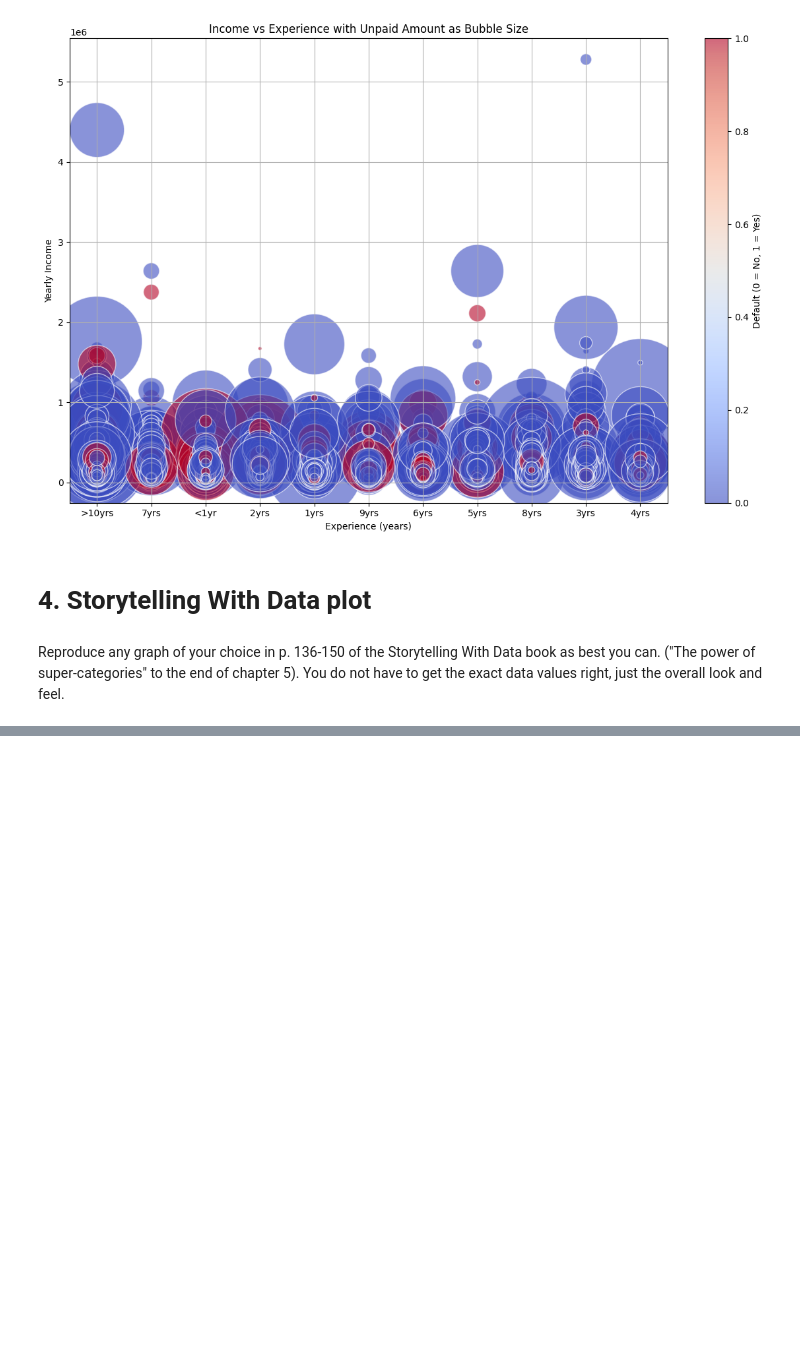
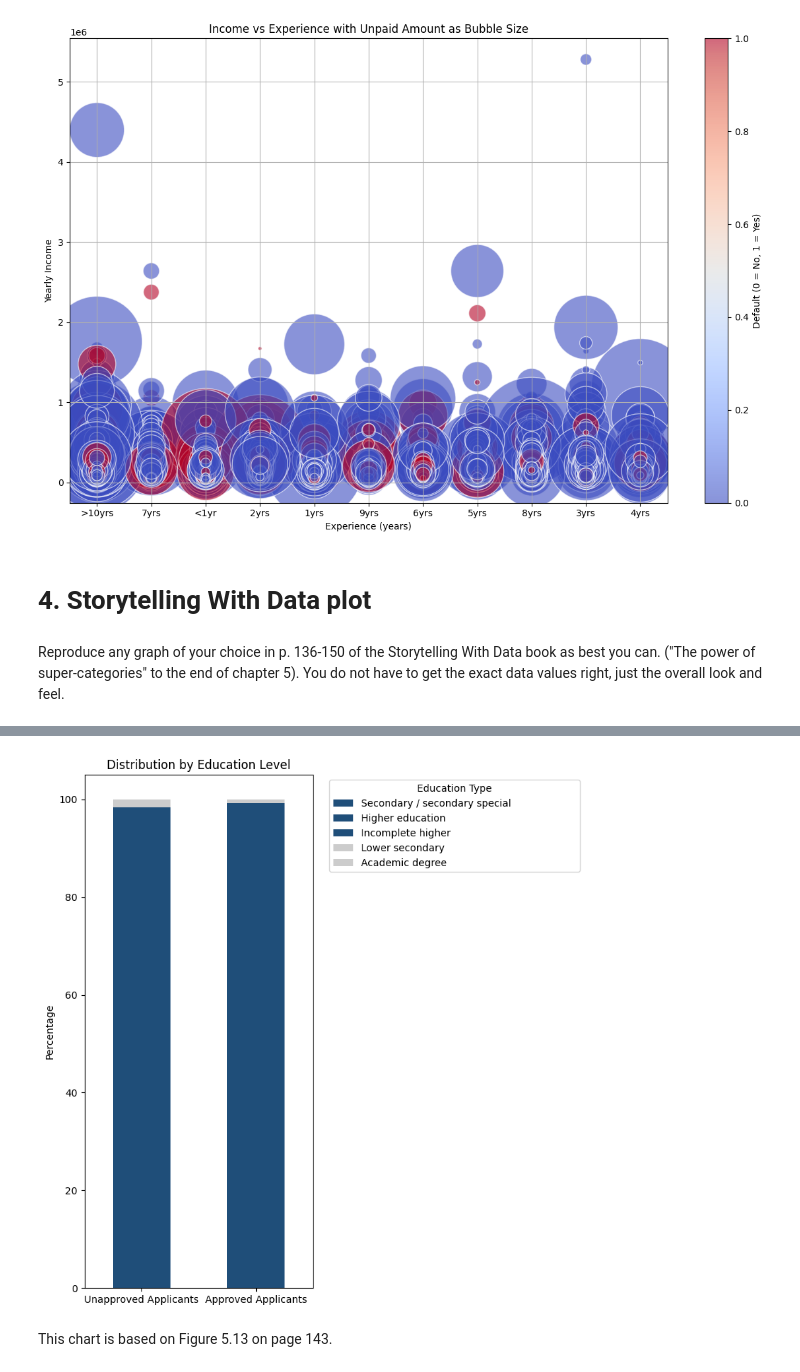
Before and after one commit to makenna-e/bu-cds-dx699s-summer-2025-assignments, a Jupyter notebook: OMDS-ModB2-Week9-Ehrlich-Makenna.ipynb, the cells around one changed output, grey strips where cells are left out. Saved outputs shown, nothing was run; the diff lists cells and outputs as text; code cells hidden in the pictures; blank space fills up the shorter version.

```diff
--- a/OMDS-ModB2-Week9-Ehrlich-Makenna.ipynb
+++ b/OMDS-ModB2-Week9-Ehrlich-Makenna.ipynb
@@ -114,3 +114,5 @@ plt.show()
 # 4. Storytelling With Data plot
 # %% [markdown]
 Reproduce any graph of your choice in p. 136-150 of the Storytelling With Data book as best you can. ("The power of super-categories" to the end of chapter 5). You do not have to get the exact data values right, just the overall look and feel.
+# %%
+df_credit = pd.read_csv("Credit_Card_Application_Data.csv")
@@ -116,0 +129,32 @@ Reproduce any graph of your choice in p. 136-150 of the Storytelling With Data b
+# %%
+unapproved_edu = df_credit[df_credit['Status'] == 0]['Education_Type'].value_counts(normalize=True) * 100
+approved_edu = df_credit[df_credit['Status'] == 1]['Education_Type'].value_counts(normalize=True) * 100
+
+edu_dist = pd.DataFrame({
+    'Unapproved Applicants': unapproved_edu,
+    'Approved Applicants': approved_edu
+}).fillna(0).sort_values(by='Approved Applicants', ascending=False)
+
+# 3. Plot
+fig, ax = plt.subplots(figsize=(8, 8))
+
+# Color logic: highlight top 3 most common education types
+highlight_color = '#1f4e79'
+neutral_color = '#cccccc'
+num_highlight = 3
+colors = [highlight_color if i < num_highlight else neutral_color for i in range(len(edu_dist))]
+
+# Transpose for stacked vertical bars
+edu_dist.T.plot(kind='bar', stacked=True, ax=ax, color=colors)
+
+# Aesthetics
+ax.set_ylabel("Percentage")
+ax.set_title("Distribution by Education Level")
+plt.xticks(rotation=0)
+plt.legend(title="Education Type", bbox_to_anchor=(1.05, 1), loc='upper left')
+plt.tight_layout()
+plt.show()
+# %% [output]
+[figure, added]
+# %% [markdown]
+This chart is based on Figure 5.13 on page 143.
```
Also changed, not shown: parts of 1 cell of this notebook.
